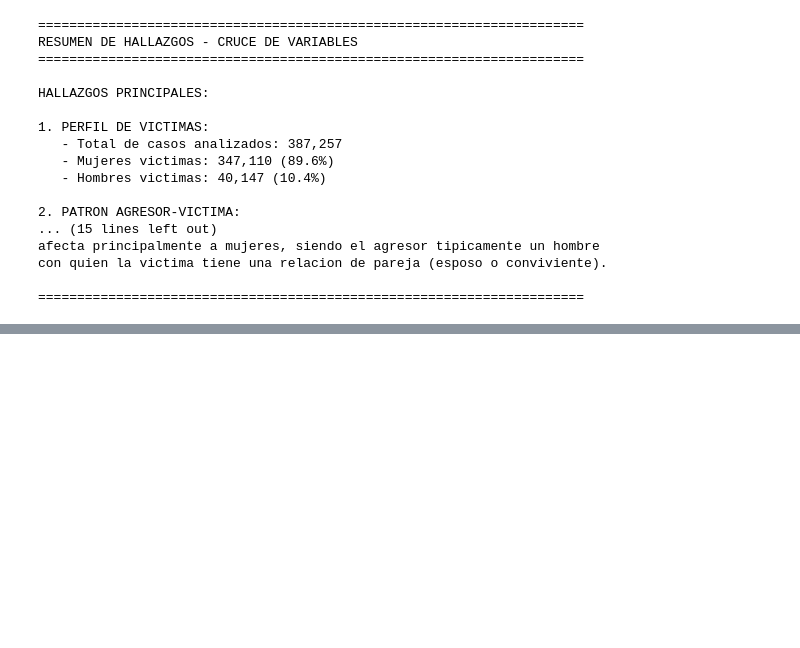
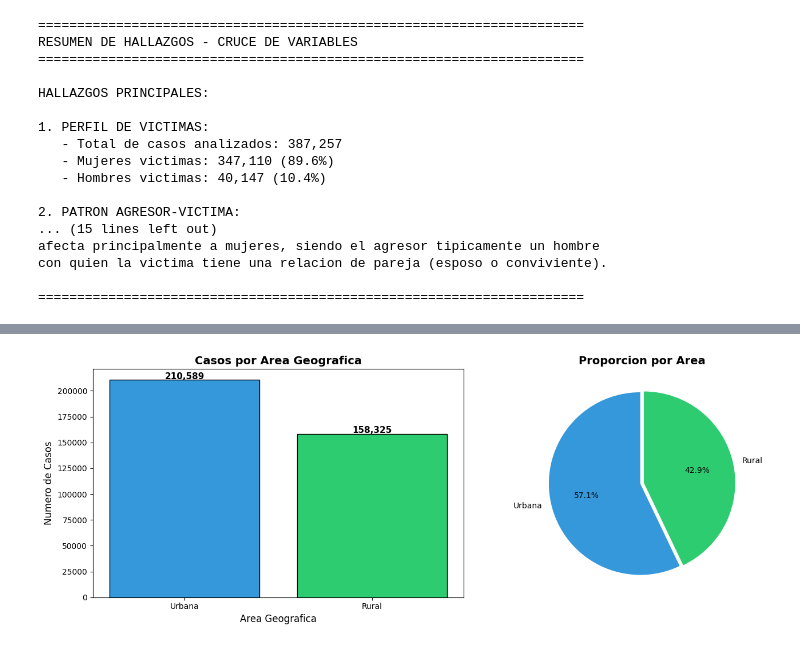
Before and after one commit to FerAHMz/proy1-md, a Jupyter notebook: data-analist-violencia-intrafamiliar/analisis_violenciaIntra.ipynb, the cells around one changed output, grey strips where cells are left out. Drawn from its saved outputs; the diff is of its cells as text; code cells hidden in the pictures; blank space fills up the shorter version.

```diff
--- a/data-analist-violencia-intrafamiliar/analisis_violenciaIntra.ipynb
+++ b/data-analist-violencia-intrafamiliar/analisis_violenciaIntra.ipynb
@@ -1078,0 +1223,97 @@ con quien la victima tiene una relacion de pareja (esposo o conviviente).
+# %%
+# PREGUNTA DE INVESTIGACION 2
+# ============================================================================
+# HIPOTESIS 2: La violencia intrafamiliar ocurre mas en areas urbanas que rurales
+# ============================================================================
+
+print("="*75)
+print("PREGUNTA 2: Ocurre mas violencia intrafamiliar en areas urbanas?")
+print("="*75)
+
+print("""
+SUPUESTO INICIAL:
+Se cree que en las areas urbanas hay mas casos de violencia intrafamiliar
+debido a factores como el estres, hacinamiento, desempleo y mayor acceso
+a sustancias como el alcohol.
+""")
+
+# Verificar si existe la variable HEC_AREA
+if 'HEC_AREA' in data.columns:
+    # Analisis: Casos por area
+    casos_por_area = data['HEC_AREA'].value_counts().sort_index()
+    total_casos_area = casos_por_area.sum()
+
+    # Crear tabla con etiquetas
+    area_df = pd.DataFrame({
+        'Codigo': casos_por_area.index,
+        'Area': casos_por_area.index.map(etiquetas.get('HEC_AREA', {})),
+        'Casos': casos_por_area.values,
+        'Porcentaje': (casos_por_area.values / total_casos_area * 100).round(2)
+    })
+
+    print("Distribucion de casos por area geografica:")
+    display(area_df)
+
+    # Obtener valores
+    casos_urbana = casos_por_area.get(1.0, 0)
+    casos_rural = casos_por_area.get(2.0, 0)
+    pct_urbana = (casos_urbana / total_casos_area * 100)
+    pct_rural = (casos_rural / total_casos_area * 100)
+
+    # Visualizacion
+    fig, axes = plt.subplots(1, 2, figsize=(14, 5))
+
+    # Grafico de barras
+    ax1 = axes[0]
+    areas = ['Urbana', 'Rural']
+    valores = [casos_urbana, casos_rural]
+    colores = ['#3498db', '#2ecc71']
+    ax1.bar(areas, valores, color=colores, edgecolor='black')
+    ax1.set_xlabel('Area Geografica', fontsize=12)
+    ax1.set_ylabel('Numero de Casos', fontsize=12)
+    ax1.set_title('Casos por Area Geografica', fontsize=14, fontweight='bold')
+
+    # Anadir etiquetas de valor
+    for i, (area, valor) in enumerate(zip(areas, valores)):
+        ax1.text(i, valor + 1000, f'{valor:,}', ha='center', fontsize=11, fontweight='bold')
+
+    # Grafico de pie
+    ax2 = axes[1]
+    ax2.pie([casos_urbana, casos_rural], labels=['Urbana', 'Rural'],
+            autopct='%1.1f%%', colors=colores, startangle=90, explode=(0.02, 0.02))
+    ax2.set_title('Proporcion por Area', fontsize=14, fontweight='bold')
+
+    plt.tight_layout()
+    plt.show()
+
+    # Conclusion
+    print("-"*75)
+    print("VALIDACION DE LA HIPOTESIS:")
+    print("-"*75)
+    print(f"""
+Datos encontrados:
+- Casos en area urbana: {casos_urbana:,} ({pct_urbana:.1f}%)
+- Casos en area rural: {casos_rural:,} ({pct_rural:.1f}%)
+- Diferencia: {abs(casos_urbana - casos_rural):,} casos
+
+CONCLUSION:
+""")
+
+    if pct_urbana > pct_rural + 10:
+        print("HIPOTESIS CONFIRMADA: Los datos muestran que la mayoria de los casos")
+        print(f"de violencia intrafamiliar ocurren en areas URBANAS ({pct_urbana:.1f}%).")
+        print("Esto puede explicarse por: mayor densidad poblacional, mayor acceso a")
+        print("mecanismos de denuncia, o factores de estres urbano.")
+    elif pct_rural > pct_urbana + 10:
+        print("HIPOTESIS REFUTADA: Contrario a lo esperado, hay MAS casos en areas")
+        print(f"RURALES ({pct_rural:.1f}%) que urbanas ({pct_urbana:.1f}%).")
+    else:
+        print("HIPOTESIS PARCIALMENTE CONFIRMADA: Aunque hay mas casos urbanos,")
+        print("la diferencia no es tan marcada como se esperaba.")
+
+else:
+    print("La variable HEC_AREA no esta disponible en el dataset.")
+    print("No es posible validar esta hipotesis con los datos actuales.")
+
+print("="*75)
+# %% [output]
@@ -1078,0 +1334 @@ con quien la victima tiene una relacion de pareja (esposo o conviviente).
+[figure, added]
```
Also changed, not shown: parts of 10 cells of this notebook.
